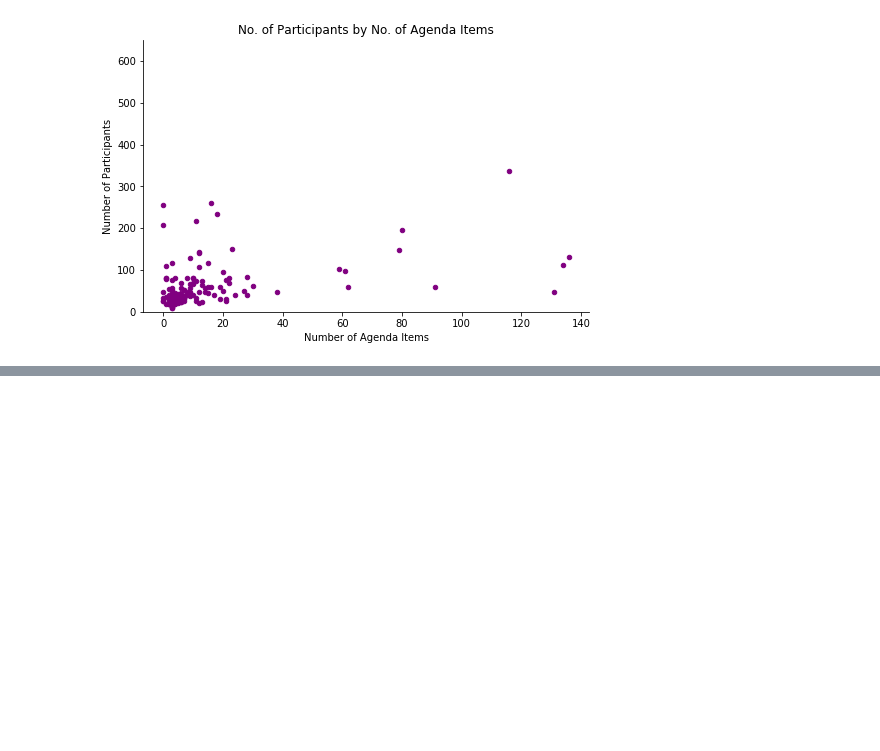
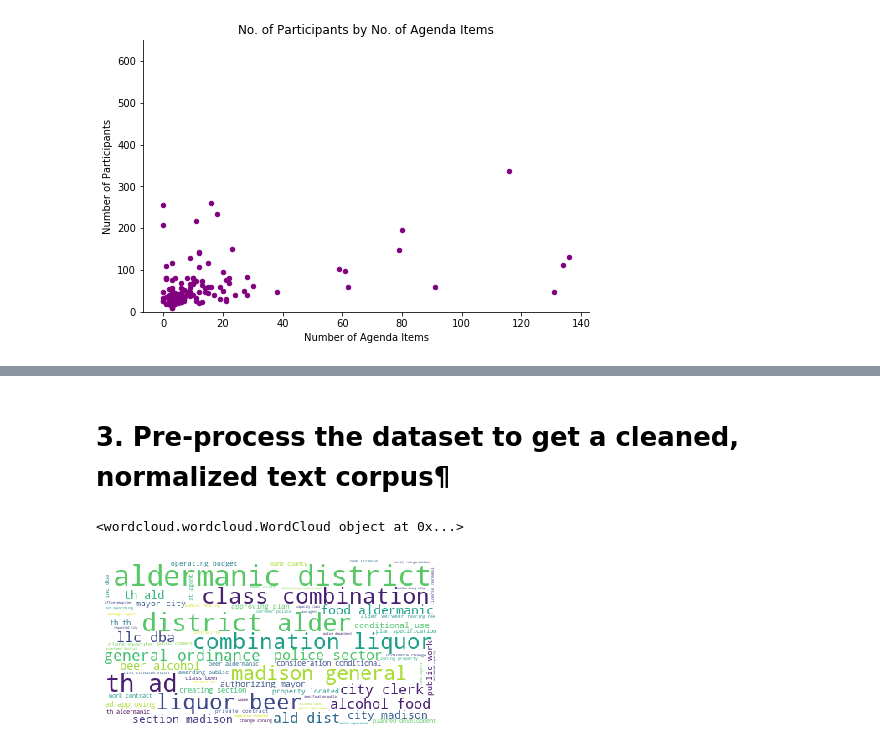
Before and after one commit to terryghanty/cs638, a Jupyter notebook: meetings/meetings.ipynb, the cells around one changed output, grey strips where cells are left out. Cells and saved outputs as stored; diff of their text form; code cells hidden in the pictures; blank space fills up the shorter version.

```diff
--- a/meetings/meetings.ipynb
+++ b/meetings/meetings.ipynb
@@ -298,12 +317,14 @@ def find_near(x, y):
 
 meeting_id = meeting['Meeting_ID']
 agenda_items = []
+overall_list = []
 for i in meeting_id:
     agenda_file = "pdf_agendas/" + i +".pdf"
     try:
         s = check_output(["pdf2txt.py", "-t", "html", "-Y", "loose", agenda_file])
     except Exception:
         agenda_items.append("N/A")
+        overall_list.append("N/A")
         continue
     page = BeautifulSoup(s)
 
@@ -318,8 +339,10 @@ for i in meeting_id:
             text[(x,y)] = div.get_text()
 
     agenda_dict = {}
+    rand_str = ""
 
     for (x,y), t in text.items():
+
         # agenda items are roughly at x=170
         if 165 < x < 175:
             # agenda numbers are rougly at x=69, same y as text
@@ -327,5 +350,6 @@ for i in meeting_id:
             if num and re.match('[0-9]+',num) != None:
                 agenda_num = int(re.match('[0-9]+',num).group(0))
                 agenda_dict[agenda_num] = t
-
+                rand_str+=t
     agenda_items.append(agenda_dict)
+    overall_list.append(rand_str)
@@ -332,4 +358,4 @@ for i in meeting_id:
 # %%
-meeting['agenda_num'] = agenda_items
-agenda_amount = [len(x) for x in meeting['agenda_num']]
+meeting['agenda_num'] = overall_list
+agenda_amount = [len(x) for x in agenda_items]
 meeting['agenda_amount'] = agenda_amount
@@ -375,0 +388,2 @@ ax.set_ylim(0,650)
+# %%
+meeting['starting_formatted']=[x.strftime("%H") for x in starting]
@@ -375,0 +432,3 @@ ax.set_ylim(0,650)
+# %%
+# Create a list of stop words from nltk
+stop_words = set(stopwords.words("english"))
@@ -375,0 +450,2 @@ ax.set_ylim(0,650)
+# %% [markdown]
+# 3. Pre-process the dataset to get a cleaned, normalized text corpus¶
@@ -375,0 +482,23 @@ ax.set_ylim(0,650)
+# %%
+# Generate word cloud
+from os import path
+from PIL import Image
+from wordcloud import WordCloud, STOPWORDS, ImageColorGenerator
+import matplotlib.pyplot as plt
+%matplotlib inline
+wordcloud = WordCloud(
+                          background_color='white',
+                          stopwords=stop_words,
+                          max_words=100,
+                          max_font_size=50,
+                          random_state=42
+                         ).generate(str(corpus))
+print(wordcloud)
+fig = plt.figure(1)
+plt.imshow(wordcloud)
+plt.axis('off')
+plt.show()
+fig.savefig("wordcloud.png", dpi=900)
+# %% [output]
+<wordcloud.wordcloud.WordCloud object at 0x...>
+[figure, added]
```
Also changed, not shown: parts of 24 cells of this notebook, 11 other files.
